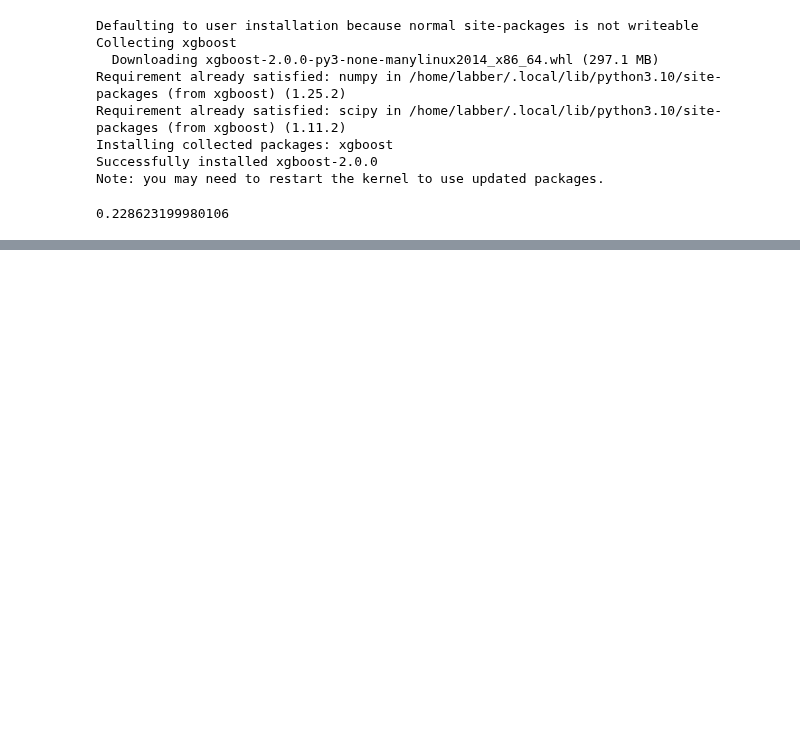
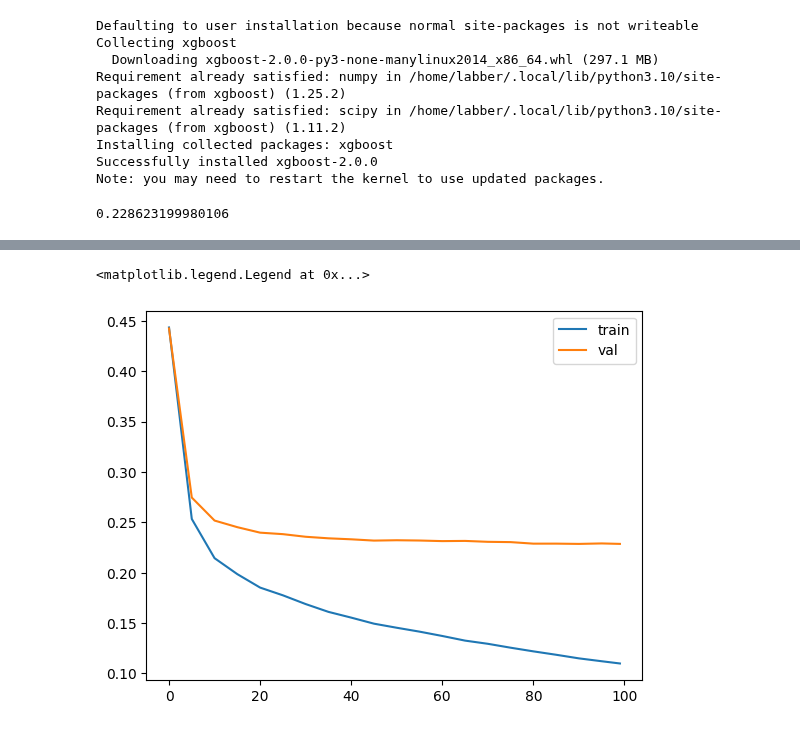
Before and after one commit to sarah-zhan/ml, a Jupyter notebook: week6/week6.ipynb, the cells around one changed output, grey strips where cells are left out. Drawn from its saved outputs; the diff is of its cells as text; code cells hidden in the pictures; blank space fills up the shorter version.

Commit message:
define the pare_output function

```diff
--- a/week6/week6.ipynb
+++ b/week6/week6.ipynb
@@ -458,0 +476,23 @@ np.sqrt(mean_squared_error(y_val, y_pred))
+# %%
+def parse_output(output):
+    result = []
+    for line in output.stdout.strip().split("\n"):
+        it_line, train_line, val_line = line.split("\t")
+
+        it = int(it_line.strip("[]"))
+        train = float(train_line.split(":")[1])
+        val = float(val_line.split(":")[1])
+
+        result.append((it, train, val))
+
+    columns = ["num_iter", "train_rmse", "val_rmse"]
+    df_result = pd.DataFrame(result, columns=columns)
+    return df_result
+# %%
+df_score = parse_output(output)
+plt.plot(df_score.num_iter, df_score.train_rmse, label="train")
+plt.plot(df_score.num_iter, df_score.val_rmse, label="val")
+plt.legend()
+# %% [output]
+<matplotlib.legend.Legend at 0x...>
+[figure, added]
```
Also changed, not shown: parts of 5 cells of this notebook.
